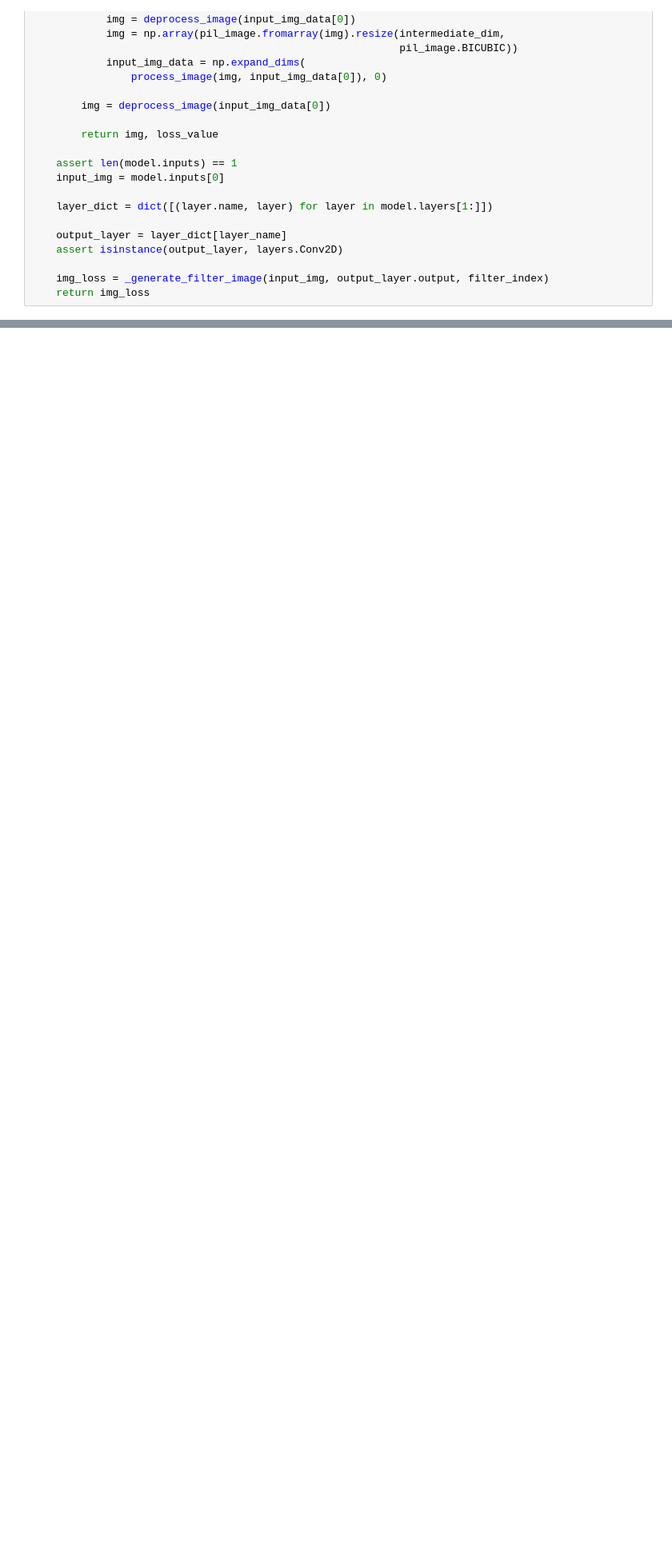
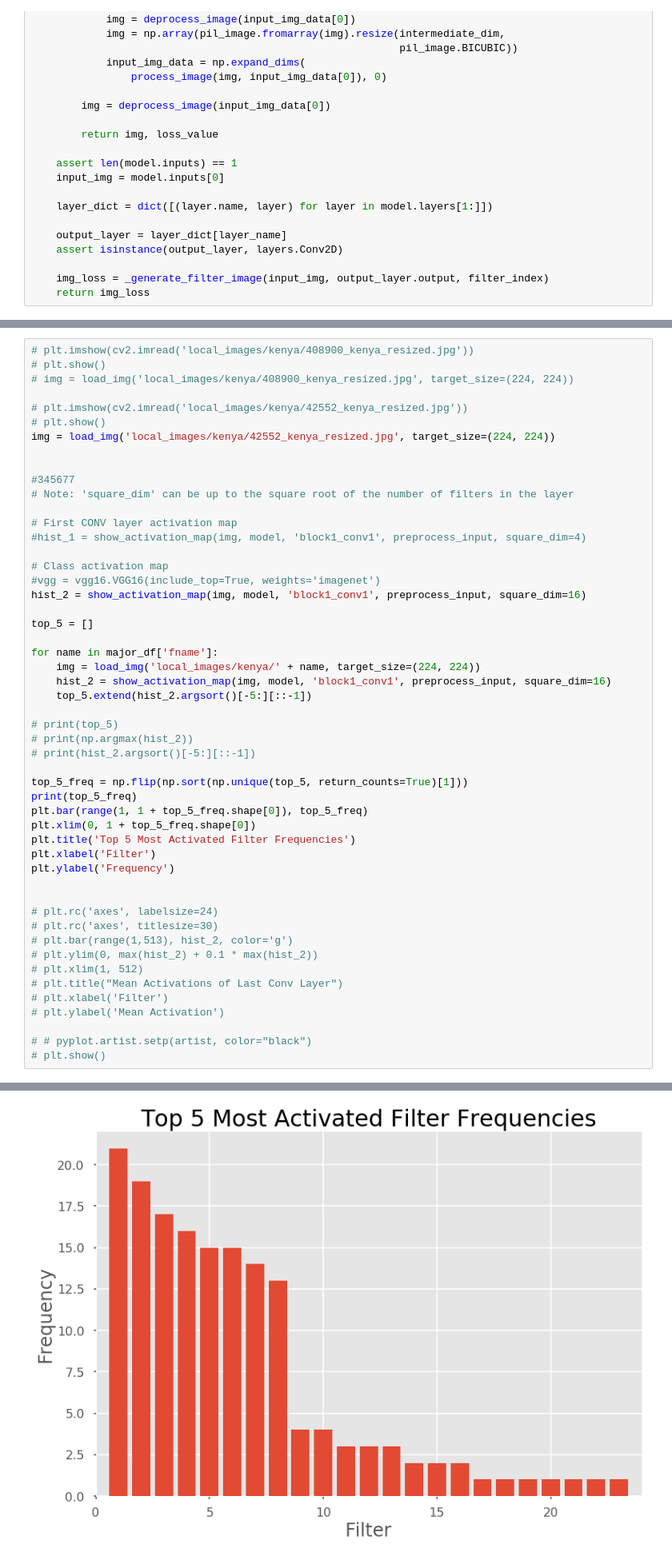
Before and after one commit to choiben314/cs325b, a Jupyter notebook: ben_dev.ipynb, the cells around one changed output, grey strips where cells are left out. Shown at 80% size. Drawn from its saved outputs; the diff is of its cells as text; blank space fills up the shorter version.

```diff
--- a/ben_dev.ipynb
+++ b/ben_dev.ipynb
@@ -221,0 +225,52 @@ show_activation_map(img, vgg, 'block5_conv3', preprocess_input, square_dim=4)
+# %%
+# plt.imshow(cv2.imread('local_images/kenya/408900_kenya_resized.jpg'))
+# plt.show()
+# img = load_img('local_images/kenya/408900_kenya_resized.jpg', target_size=(224, 224))
+
+# plt.imshow(cv2.imread('local_images/kenya/42552_kenya_resized.jpg'))
+# plt.show()
+img = load_img('local_images/kenya/42552_kenya_resized.jpg', target_size=(224, 224))
+
+
+#345677
+# Note: 'square_dim' can be up to the square root of the number of filters in the layer
+
+# First CONV layer activation map
+#hist_1 = show_activation_map(img, model, 'block1_conv1', preprocess_input, square_dim=4)
+
+# Class activation map
+#vgg = vgg16.VGG16(include_top=True, weights='imagenet')
+hist_2 = show_activation_map(img, model, 'block1_conv1', preprocess_input, square_dim=16)
+
+top_5 = []
+
+for name in major_df['fname']:
+    img = load_img('local_images/kenya/' + name, target_size=(224, 224))
+    hist_2 = show_activation_map(img, model, 'block1_conv1', preprocess_input, square_dim=16)
+    top_5.extend(hist_2.argsort()[-5:][::-1])
+
+# print(top_5)
+# print(np.argmax(hist_2))
+# print(hist_2.argsort()[-5:][::-1])
+
+top_5_freq = np.flip(np.sort(np.unique(top_5, return_counts=True)[1]))
+print(top_5_freq)
+plt.bar(range(1, 1 + top_5_freq.shape[0]), top_5_freq)
+plt.xlim(0, 1 + top_5_freq.shape[0])
+plt.title('Top 5 Most Activated Filter Frequencies')
+plt.xlabel('Filter')
+plt.ylabel('Frequency')
+
+
+# plt.rc('axes', labelsize=24)
+# plt.rc('axes', titlesize=30)
+# plt.bar(range(1,513), hist_2, color='g')
+# plt.ylim(0, max(hist_2) + 0.1 * max(hist_2))
+# plt.xlim(1, 512)
+# plt.title("Mean Activations of Last Conv Layer")
+# plt.xlabel('Filter')
+# plt.ylabel('Mean Activation')
+
+# # pyplot.artist.setp(artist, color="black")
+# plt.show()
+# %% [output]
@@ -221,0 +295 @@ show_activation_map(img, vgg, 'block5_conv3', preprocess_input, square_dim=4)
+[figure, added]
```
Also changed, not shown: parts of 13 cells of this notebook, 6 other files.
